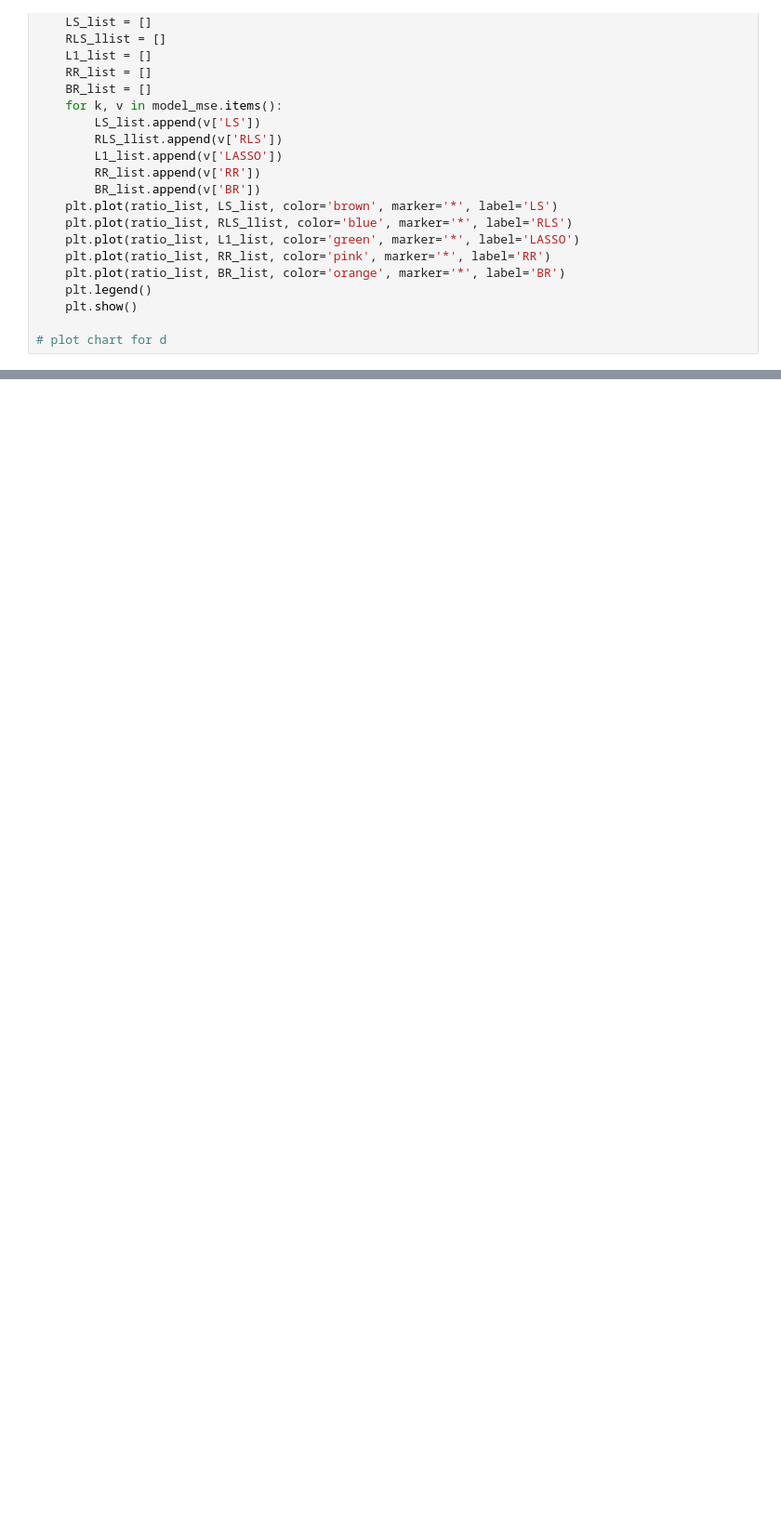
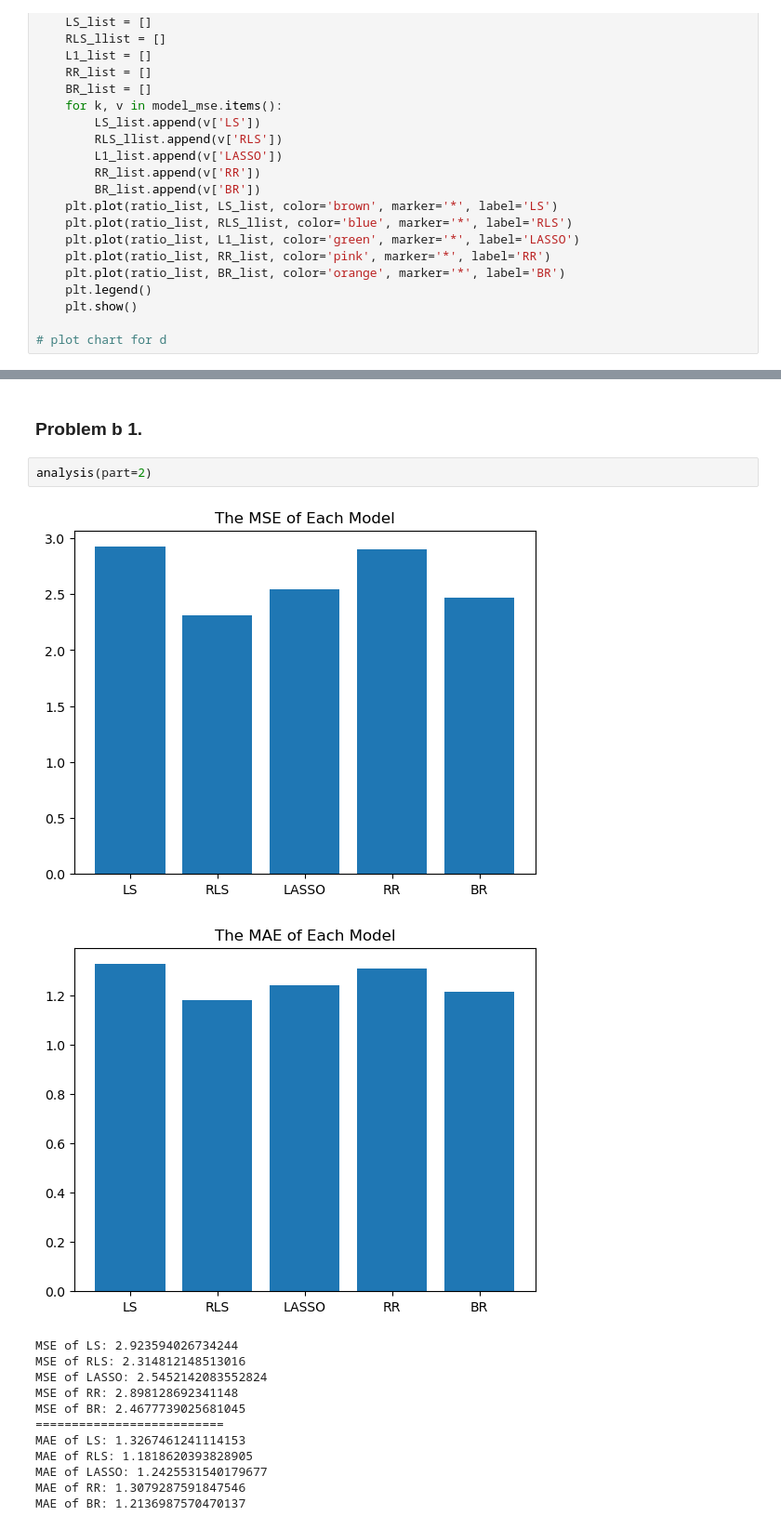
Before and after one commit to wanghchen/CS5487, a Jupyter notebook: Assignment/PA1/PA-1.ipynb, the cells around one changed output, grey strips where cells are left out. Shown at 93% size. Drawn from its saved outputs; the diff is of its cells as text; blank space fills up the shorter version.

```diff
--- a/Assignment/PA1/PA-1.ipynb
+++ b/Assignment/PA1/PA-1.ipynb
@@ -553,0 +526,18 @@ analysis(part=1)
+# %% [markdown]
+### Problem b 1.
+# %%
+analysis(part=2)
+# %% [output]
+[figure, added]
+[figure, added]
+MSE of LS: 2.923594026734244
+MSE of RLS: 2.314812148513016
+MSE of LASSO: 2.5452142083552824
+MSE of RR: 2.898128692341148
+MSE of BR: 2.4677739025681045
+==========================
+MAE of LS: 1.3267461241114153
+MAE of RLS: 1.1818620393828905
+MAE of LASSO: 1.2425531540179677
+MAE of RR: 1.3079287591847546
+MAE of BR: 1.2136987570470137
```
Also changed, not shown: parts of 28 cells of this notebook, 1 other file.
